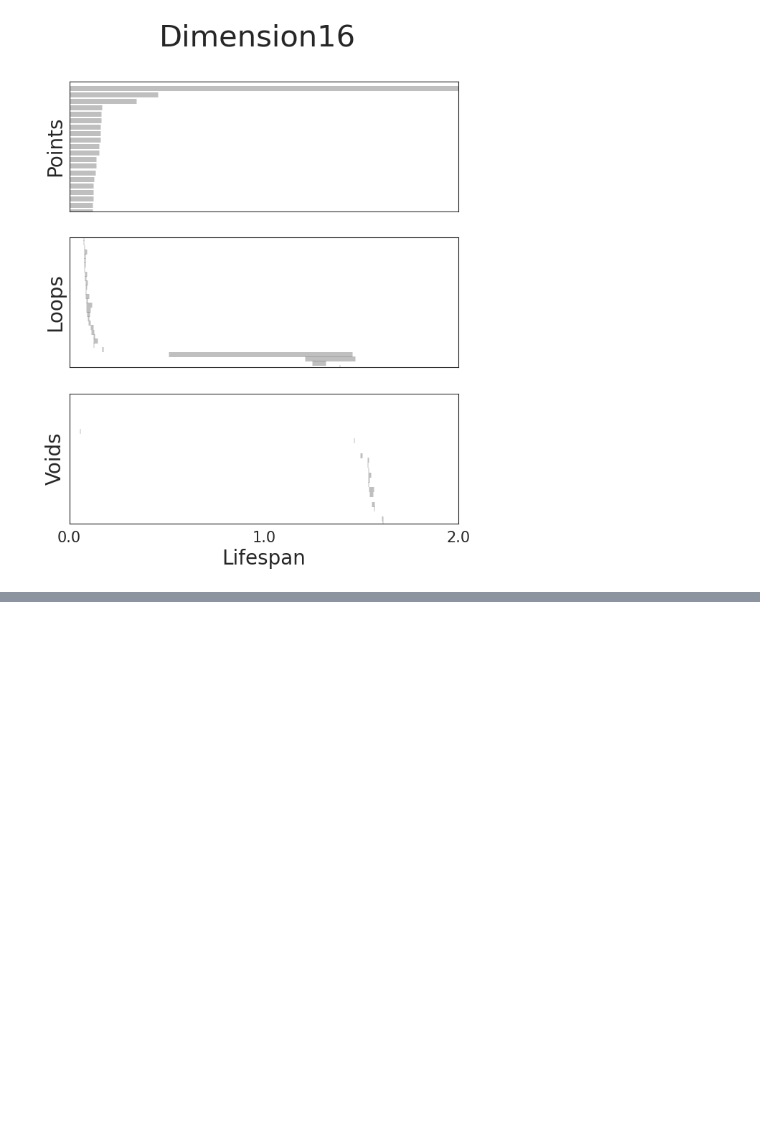
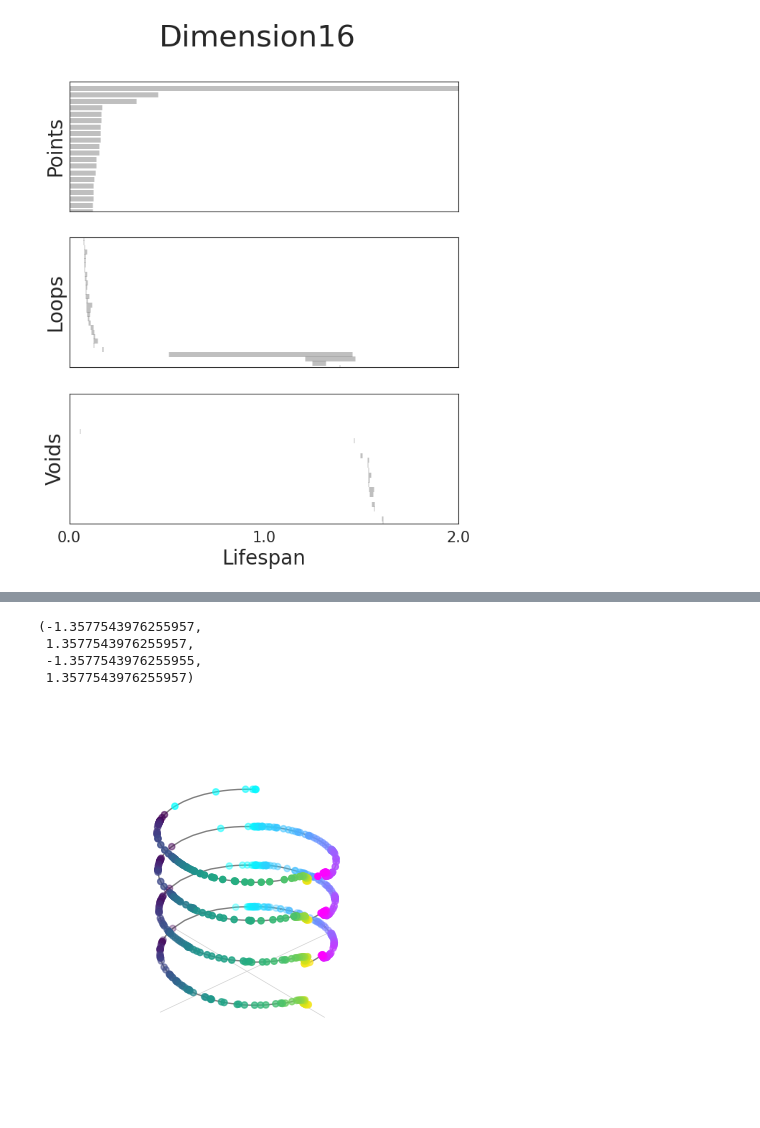
Before and after one commit to AdaptiveMotorControlLab/cebra-figures, a Jupyter notebook: figures/Figure2.ipynb, the cells around one changed output, grey strips where cells are left out. Cells and saved outputs as stored; diff of their text form; code cells hidden in the pictures; blank space fills up the shorter version.

Commit message:
Add figure2 g

```diff
--- a/figures/Figure2.ipynb
+++ b/figures/Figure2.ipynb
@@ -305,0 +310,38 @@ for d in range(3):
+# %%
+circular_coord=data['topology']['circular_coord']
+
+fig = plt.figure(figsize=(5,7))
+ax = plt.subplot(projection = "3d", computed_zorder=False)
+
+angle = np.linspace(0, 21, 300)
+
+label = circular_coord['label']
+radial_angle = circular_coord['radial_angle']
+r_ind = label[:,1]==1
+l_ind = label[:,2]==1
+x = np.cos(radial_angle)
+y = np.sin(radial_angle)
+z = np.cumsum(label[:,0])
+
+
+fine_angle = circular_coord['finer_angle']
+fine_z = circular_coord['fine_z']
+
+ax.scatter(x[r_ind], y[r_ind], z[r_ind], c =label[r_ind, 0], cmap = "cool", zorder = -1)
+ax.scatter(x[l_ind], y[l_ind], z[l_ind], c =label[l_ind, 0], cmap = "viridis", zorder = -1)
+ax.plot(np.cos(fine_angle), np.sin(fine_angle), fine_z, c='gray', zorder=-10, lw=1)
+
+radius = 1.3
+
+offset = 180
+ax.plot([radius*np.cos(radial_angle[offset]), radius*np.cos(np.pi+radial_angle[offset])], [radius*np.sin(radial_angle[offset]), radius*np.sin(np.pi+radial_angle[offset])], [0,0], lw=0.5, c='lightgray', zorder=-20)
+ax.plot([radius*np.cos(radial_angle[offset]+np.pi/2), radius*np.cos(radial_angle[offset]+np.pi*3/2)], [radius*np.sin(radial_angle[offset]+np.pi/2), radius*np.sin(3/2*np.pi+radial_angle[offset])], [0,0], lw=0.5, c = 'lightgray', zorder = -20)
+
+
+ax.axis("off")
+# %% [output]
+(-1.3577543976255957,
+ 1.3577543976255957,
+ -1.3577543976255955,
+ 1.3577543976255957)
+[figure, added]
```
Also changed, not shown: parts of 1 cell of this notebook, 2 other files.
